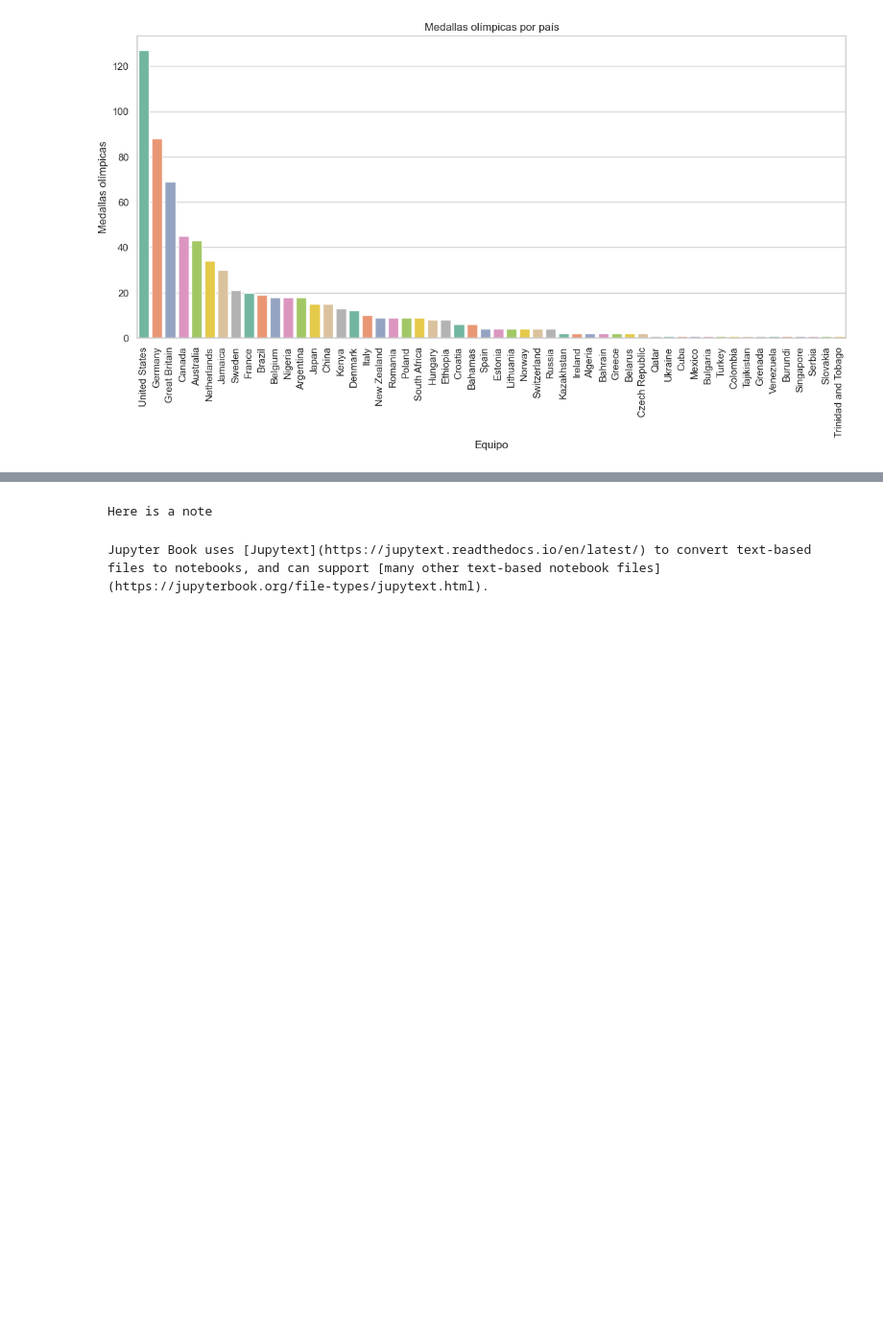
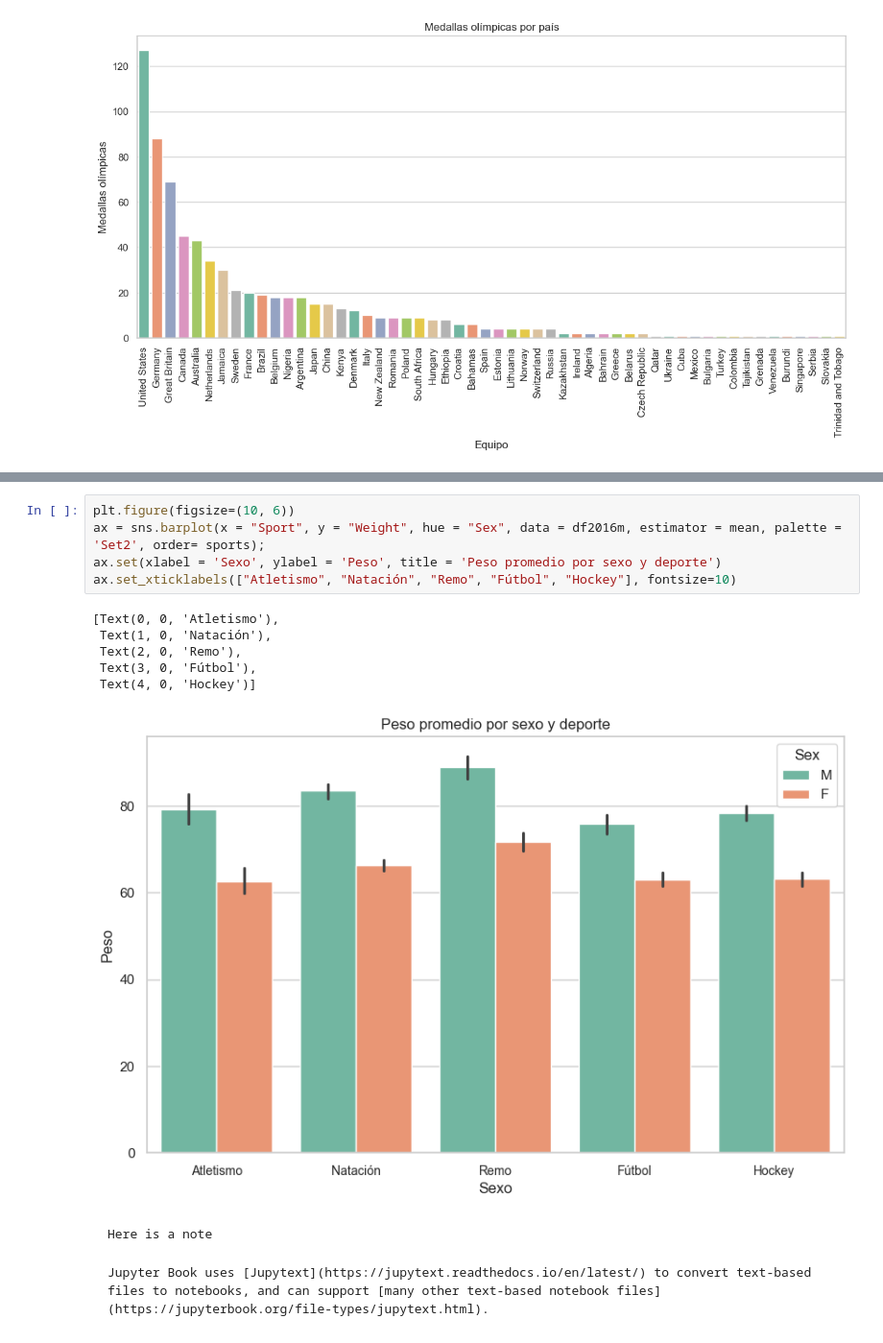
Before and after one commit to vvalentus/vvalentus.github.io, a Jupyter notebook: pp.ipynb, the cells around one changed output, grey strips where cells are left out. Shown at 96% size. Saved outputs shown, nothing was run; the diff lists cells and outputs as text; blank space fills up the shorter version.

````diff
--- a/pp.ipynb
+++ b/pp.ipynb
@@ -131,3 +140,15 @@ plt.show()
+# %%
+plt.figure(figsize=(10, 6))
+ax = sns.barplot(x = "Sport", y = "Weight", hue = "Sex", data = df2016m, estimator = mean, palette = 'Set2', order= sports);
+ax.set(xlabel = 'Sexo', ylabel = 'Peso', title = 'Peso promedio por sexo y deporte')
+ax.set_xticklabels(["Atletismo", "Natación", "Remo", "Fútbol", "Hockey"], fontsize=10)
+# %% [output]
+[Text(0, 0, 'Atletismo'),
+ Text(1, 0, 'Natación'),
+ Text(2, 0, 'Remo'),
+ Text(3, 0, 'Fútbol'),
+ Text(4, 0, 'Hockey')]
+[figure, added]
 # %% [markdown]
 ```{note}
 Here is a note
````
Also changed, not shown: parts of 2 cells of this notebook, 21 other files.
